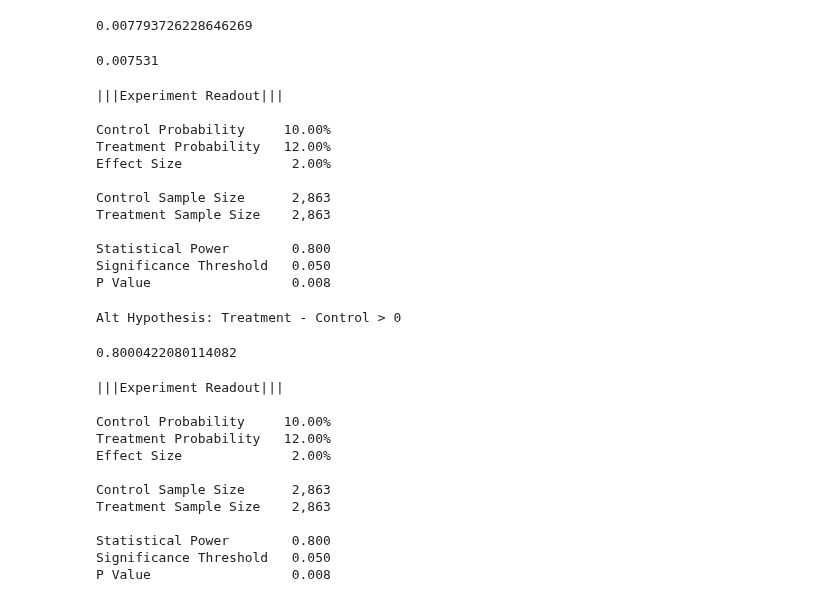
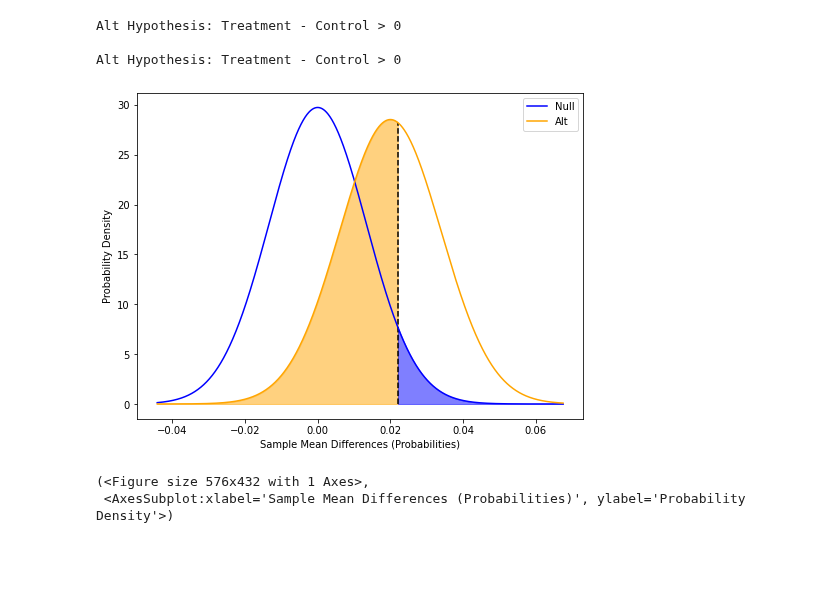
Before and after one commit to rmkeeler/statistical-significance-marketing, a Jupyter notebook: class-testing.ipynb, the cells around one changed output. Cells and saved outputs as stored; diff of their text form; code cells hidden in the pictures; blank space fills up the shorter version.

Commit message:
more work on classes.py. class can now be used to plot power and significance after calculating them.

```diff
--- a/class-testing.ipynb
+++ b/class-testing.ipynb
@@ -174,4 +267,5 @@ class BinomialExperiment():
 
         return header + str(pd.DataFrame(data = [x[1] for x in data], index = [x[0] for x in data], columns = ['']))
 # %%
-experiment = BinomialExperiment(p_control = 0.1, p_treatment = 0.12, power = 0.8, alpha = 0.05)
+experiment_a = BinomialExperiment(p_control = 0.1, p_treatment = 0.12, n_control = 1000, n_treatment = 1000)
+experiment_b = BinomialExperiment(p_control = 0.1, p_treatment = 0.14, n_control = 1000, n_treatment = 1000)
@@ -186,43 +272,12 @@ experiment.get_p_sample()
-# %%
-experiment.analyze_significance()
-# %% [output]
-0.007793726228646269
-# %%
-experiment.simulate_significance()
-# %% [output]
-0.007531
-# %%
-experiment
-# %% [output]
-|||Experiment Readout|||
-
-Control Probability     10.00%
-Treatment Probability   12.00%
-Effect Size              2.00%
-
-Control Sample Size      2,863
-Treatment Sample Size    2,863
-
-Statistical Power        0.800
-Significance Threshold   0.050
-P Value                  0.008
-# %%
-experiment.simulate_power()
-# %% [output]
-Alt Hypothesis: Treatment - Control > 0
-0.8000422080114082
-# %%
-experiment
-# %% [output]
-|||Experiment Readout|||
-
-Control Probability     10.00%
-Treatment Probability   12.00%
-Effect Size              2.00%
-
-Control Sample Size      2,863
-Treatment Sample Size    2,863
-
-Statistical Power        0.800
-Significance Threshold   0.050
-P Value                  0.008
+# %%
+experiment_a.get_p_sample()
+experiment_a.simulate_significance()
+experiment_a.simulate_power()
+experiment_a.plot_power(show = True)
+# %% [output]
+Alt Hypothesis: Treatment - Control > 0
+
+Alt Hypothesis: Treatment - Control > 0
+[figure, added]
+(<Figure size 576x432 with 1 Axes>,
+ <AxesSubplot:xlabel='Sample Mean Differences (Probabilities)', ylabel='Probability Density'>)
```
Also changed, not shown: parts of 5 cells of this notebook, 1 other file.
